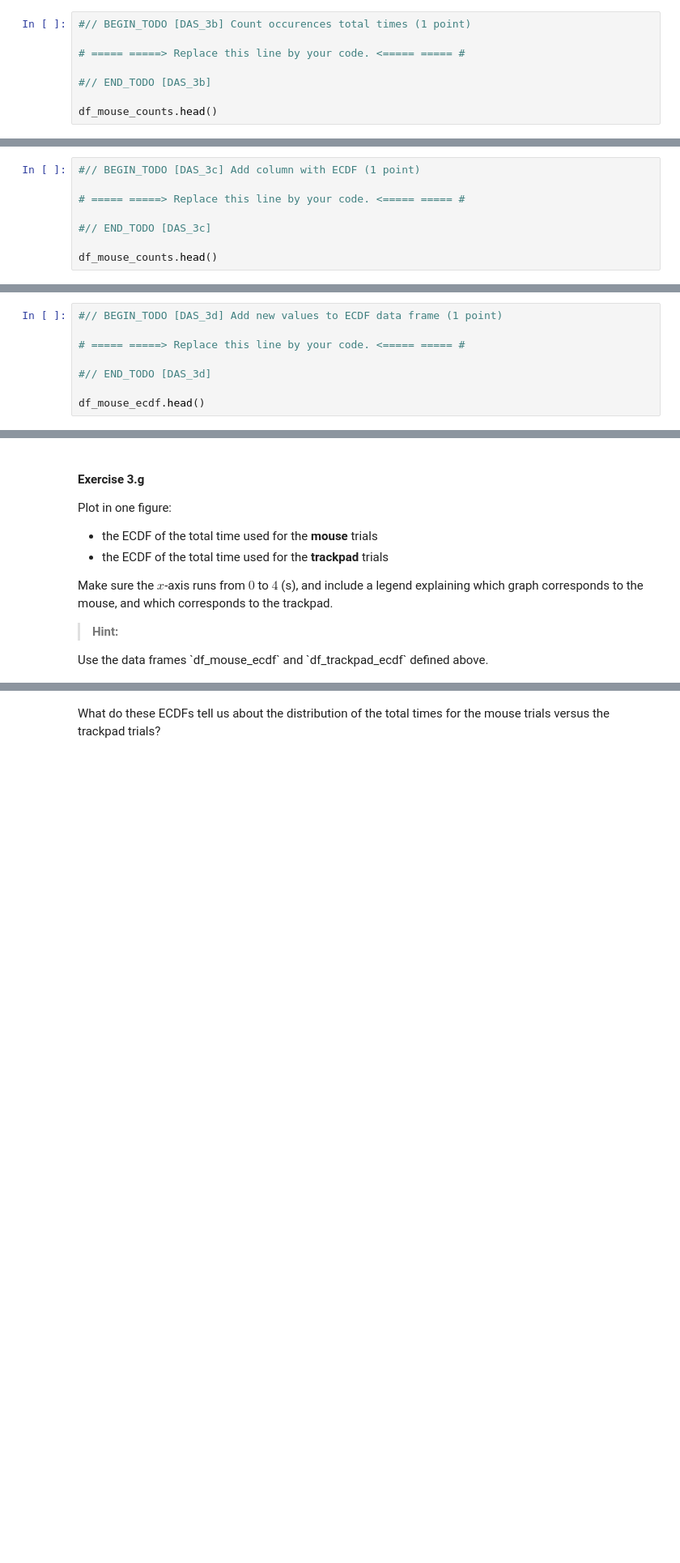
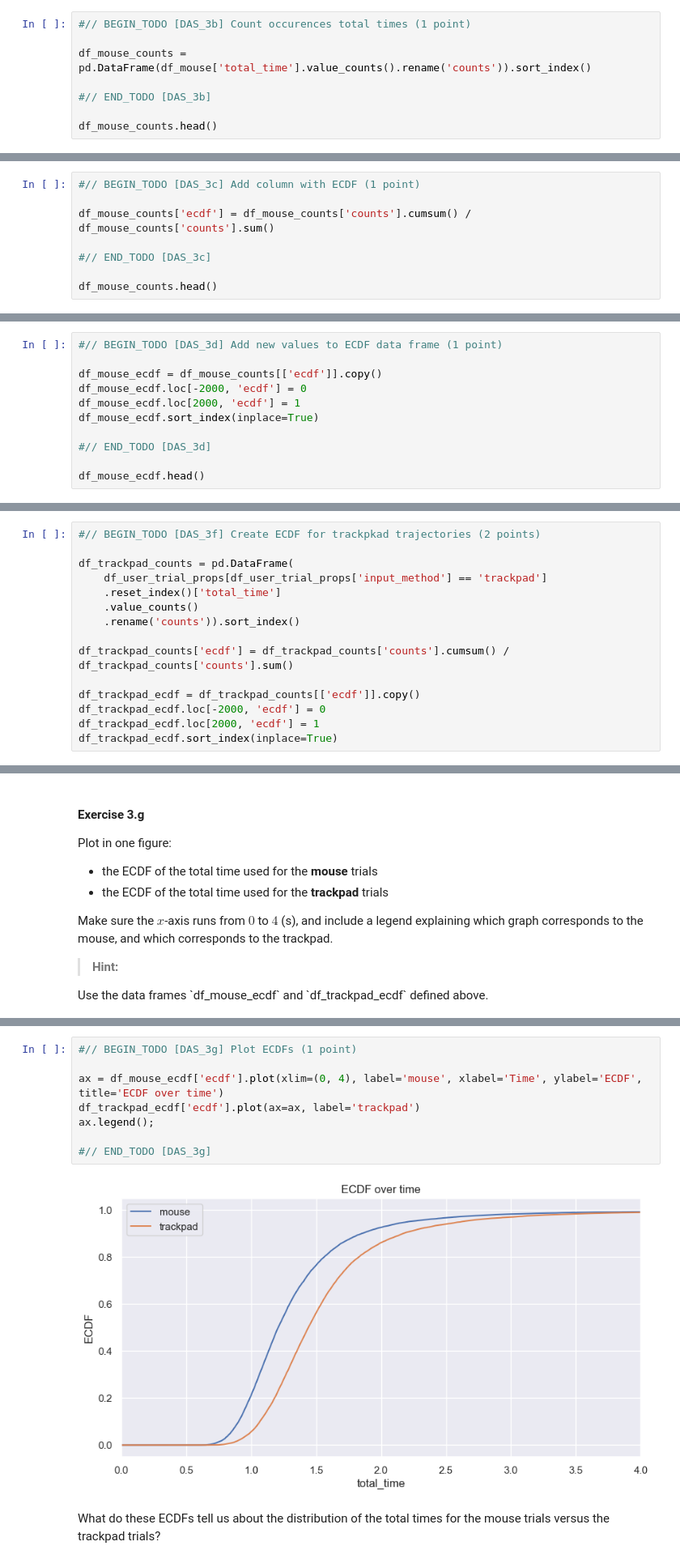
Before and after one commit to Modgen1/2IAB1, a Jupyter notebook: 5_DAS/Exercises-DAS-2076209.ipynb, the cells around one changed output, grey strips where cells are left out. Shown at 81% size. Cells and saved outputs as stored; diff of their text form; blank space fills up the shorter version.

```diff
--- a/5_DAS/Exercises-DAS-2076209.ipynb
+++ b/5_DAS/Exercises-DAS-2076209.ipynb
@@ -1023,7 +1087,7 @@ Create a data frame `df_mouse_counts` indexed by all total times occurring in th
 # %%
 #// BEGIN_TODO [DAS_3b] Count occurences total times (1 point)
 
-# ===== =====> Replace this line by your code. <===== ===== #
+df_mouse_counts = pd.DataFrame(df_mouse['total_time'].value_counts().rename('counts')).sort_index()
 
 #// END_TODO [DAS_3b]
 
@@ -1035,7 +1107,7 @@ Add a column labeled `'ecdf'` to the data frame `df_mouse_counts`, containing th
 # %%
 #// BEGIN_TODO [DAS_3c] Add column with ECDF (1 point)
 
-# ===== =====> Replace this line by your code. <===== ===== #
+df_mouse_counts['ecdf'] = df_mouse_counts['counts'].cumsum() / df_mouse_counts['counts'].sum()
 
 #// END_TODO [DAS_3c]
 
@@ -1047,7 +1127,10 @@ Copy the `'ecdf'` column of the data frame `df_mouse_counts` to a new data frame
 # %%
 #// BEGIN_TODO [DAS_3d] Add new values to ECDF data frame (1 point)
 
-# ===== =====> Replace this line by your code. <===== ===== #
+df_mouse_ecdf = df_mouse_counts[['ecdf']].copy()
+df_mouse_ecdf.loc[-2000, 'ecdf'] = 0
+df_mouse_ecdf.loc[2000, 'ecdf'] = 1
+df_mouse_ecdf.sort_index(inplace=True)
 
 #// END_TODO [DAS_3d]
 
@@ -1079,3 +1174,18 @@ Create a data frame `df_trackpad_ecdf` indexed by all total times occurring in *
+# %%
+#// BEGIN_TODO [DAS_3f] Create ECDF for trackpkad trajectories (2 points)
+
+df_trackpad_counts = pd.DataFrame(
+    df_user_trial_props[df_user_trial_props['input_method'] == 'trackpad']
+    .reset_index()['total_time']
+    .value_counts()
+    .rename('counts')).sort_index()
+
+df_trackpad_counts['ecdf'] = df_trackpad_counts['counts'].cumsum() / df_trackpad_counts['counts'].sum()
+
+df_trackpad_ecdf = df_trackpad_counts[['ecdf']].copy()
+df_trackpad_ecdf.loc[-2000, 'ecdf'] = 0
+df_trackpad_ecdf.loc[2000, 'ecdf'] = 1
+df_trackpad_ecdf.sort_index(inplace=True)
 # %%
 #// END_TODO [DAS_3f]
 
@@ -1105,3 +1217,13 @@ Use the data frames `df_mouse_ecdf` and `df_trackpad_ecdf` defined above.
+# %%
+#// BEGIN_TODO [DAS_3g] Plot ECDFs (1 point)
+
+ax = df_mouse_ecdf['ecdf'].plot(xlim=(0, 4), label='mouse', xlabel='Time', ylabel='ECDF', title='ECDF over time')
+df_trackpad_ecdf['ecdf'].plot(ax=ax, label='trackpad')
+ax.legend();
+
+#// END_TODO [DAS_3g]
+# %% [output]
+[figure, added]
 # %% [markdown]
 What do these ECDFs tell us about the distribution of the total times for the mouse trials versus the trackpad trials?
 # %% [markdown]
```
Also changed, not shown: parts of 17 cells of this notebook.
